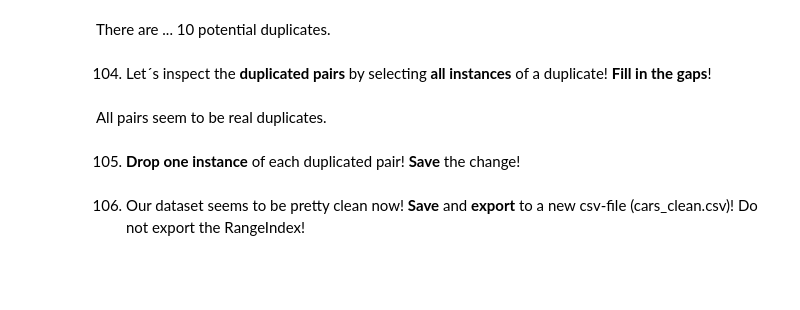
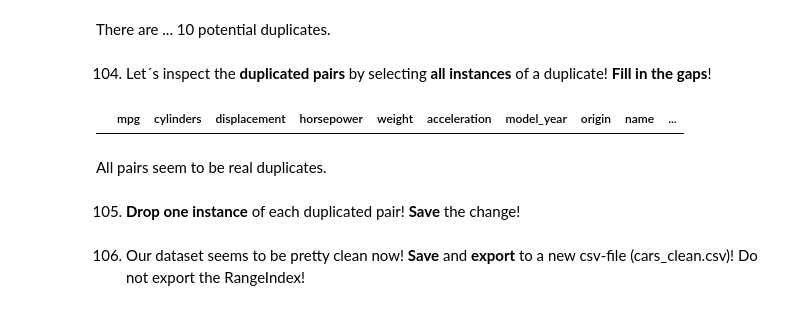
Before and after one commit to AndreasCarvalho1701/PANDAS, a Jupyter notebook: Course_Materials_ALL/Course_Materials_Part2/Coding_Exercises/Exercise_11.ipynb, the cells around one changed output. Cells and saved outputs as stored; diff of their text form; code cells hidden in the pictures; blank space fills up the shorter version.

```diff
--- a/Course_Materials_ALL/Course_Materials_Part2/Coding_Exercises/Exercise_11.ipynb
+++ b/Course_Materials_ALL/Course_Materials_Part2/Coding_Exercises/Exercise_11.ipynb
@@ -185,7 +453,9 @@ There are ... 10 potential duplicates.
 # %% [markdown]
 104. Let´s inspect the __duplicated pairs__ by selecting __all instances__ of a duplicate! __Fill in the gaps__!
 # %%
-cars.loc[cars.duplicated(---)].sort_values("name")
+cars.loc[cars.duplicated(keep = False)].sort_values("name")
+# %% [output]
+|  | mpg | cylinders | displacement | horsepower | weight | acceleration | model_year | origin | name | ... |
 # %% [markdown]
 All pairs seem to be real duplicates.
 # %% [markdown]
```
Also changed, not shown: parts of 37 cells of this notebook.
